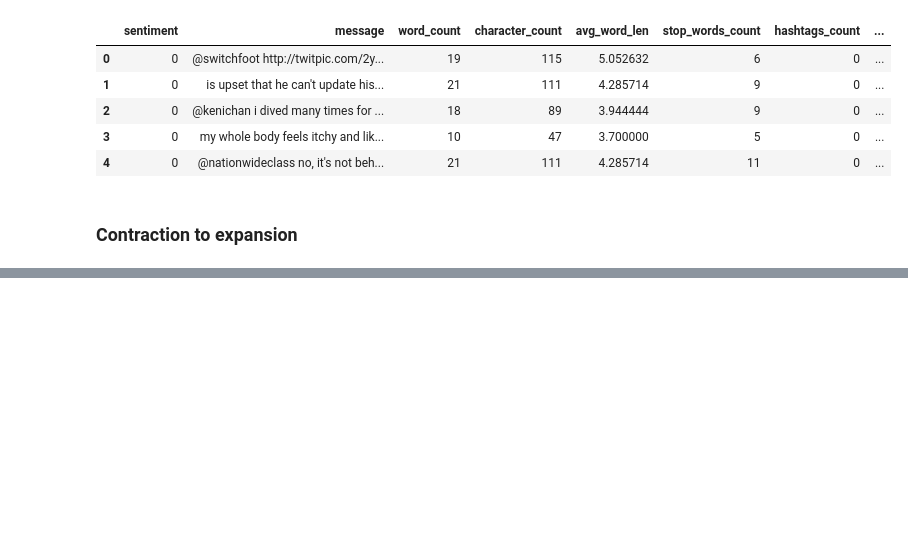
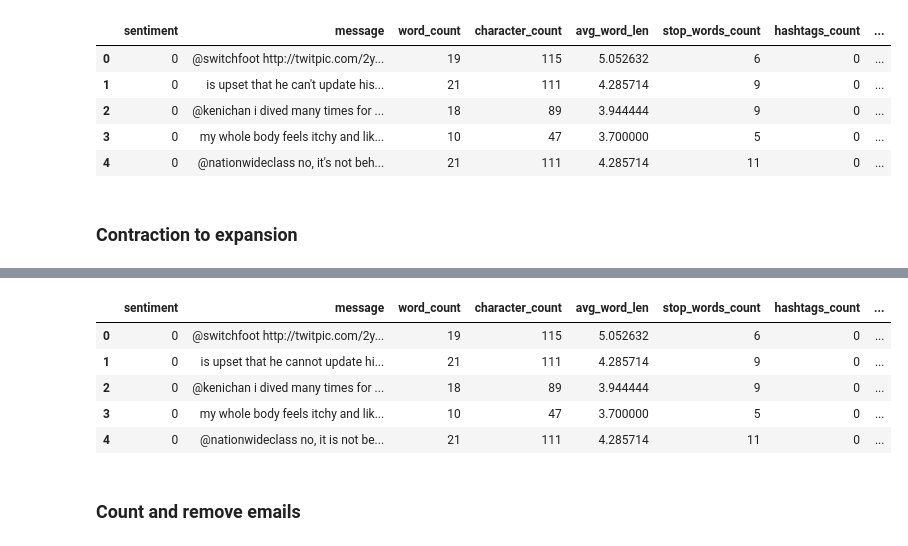
Before and after one commit to andrei-trofin/nlp-sentiment-analysis, a Jupyter notebook: notebooks/1. Data Preprocessing.ipynb, the cells around one changed output, grey strips where cells are left out. Cells and saved outputs as stored; diff of their text form; code cells hidden in the pictures; blank space fills up the shorter version.

```diff
--- a/notebooks/1. Data Preprocessing.ipynb
+++ b/notebooks/1. Data Preprocessing.ipynb
@@ -161,7 +150,7 @@ twitter_df.head()
 # %%
 # Get the number of upper case words in each message
 twitter_df.loc[:, "upper_case_count"] = twitter_df["message"].apply(
-    lambda message: len([word for word in message.split() if word.isupper() and len(word) > 3]))
+    lambda x: len([word for word in x.split() if word.isupper() and len(word) > 3]))
 # %%
 twitter_df.head()
 # %% [output]
@@ -195,7 +184,7 @@ Name: 632, dtype: object
 ### Lowercase conversion
 # %%
 # Convert the whole message to lowercase
-twitter_df.loc[:, "message"] = twitter_df["message"].apply(lambda message: message.lower())
+twitter_df.loc[:, "message"] = twitter_df["message"].apply(lambda x: x.lower())
 # %%
 twitter_df.head()
 # %% [output]
@@ -220,7 +209,7 @@ new_dict[" w/ "] = " with "
 new_dict[" ur "] = " your "
 new_dict[" nah "] = " no "
 
-new_dict = {k.lower(): v for k,v in new_dict.items()}
+new_dict = {k.lower(): v.lower() for k,v in new_dict.items()}
 
 def contraction_to_expression(text):
     if type(text) is str:
@@ -234,0 +224,3 @@ contraction_to_expression(text.lower())
+# %%
+%%time
+twitter_df.loc[:, "message"] = twitter_df["message"].apply(lambda x: contraction_to_expression(x))
@@ -234,0 +230,11 @@ contraction_to_expression(text.lower())
+# %%
+twitter_df.head()
+# %% [output]
+|  | sentiment | message | word_count | character_count | avg_word_len | stop_words_count | hashtags_count | ... |
+| 0 | 0 | @switchfoot http://twitpic.com/2y... | 19 | 115 | 5.052632 | 6 | 0 | ... |
+| 1 | 0 | is upset that he cannot update hi... | 21 | 111 | 4.285714 | 9 | 0 | ... |
+| 2 | 0 | @kenichan i dived many times for ... | 18 | 89 | 3.944444 | 9 | 0 | ... |
+| 3 | 0 | my whole body feels itchy and lik... | 10 | 47 | 3.700000 | 5 | 0 | ... |
+| 4 | 0 | @nationwideclass no, it is not be... | 21 | 111 | 4.285714 | 11 | 0 | ... |
+# %% [markdown]
+### Count and remove emails
```
Also changed, not shown: parts of 27 cells of this notebook, 5 other files.
